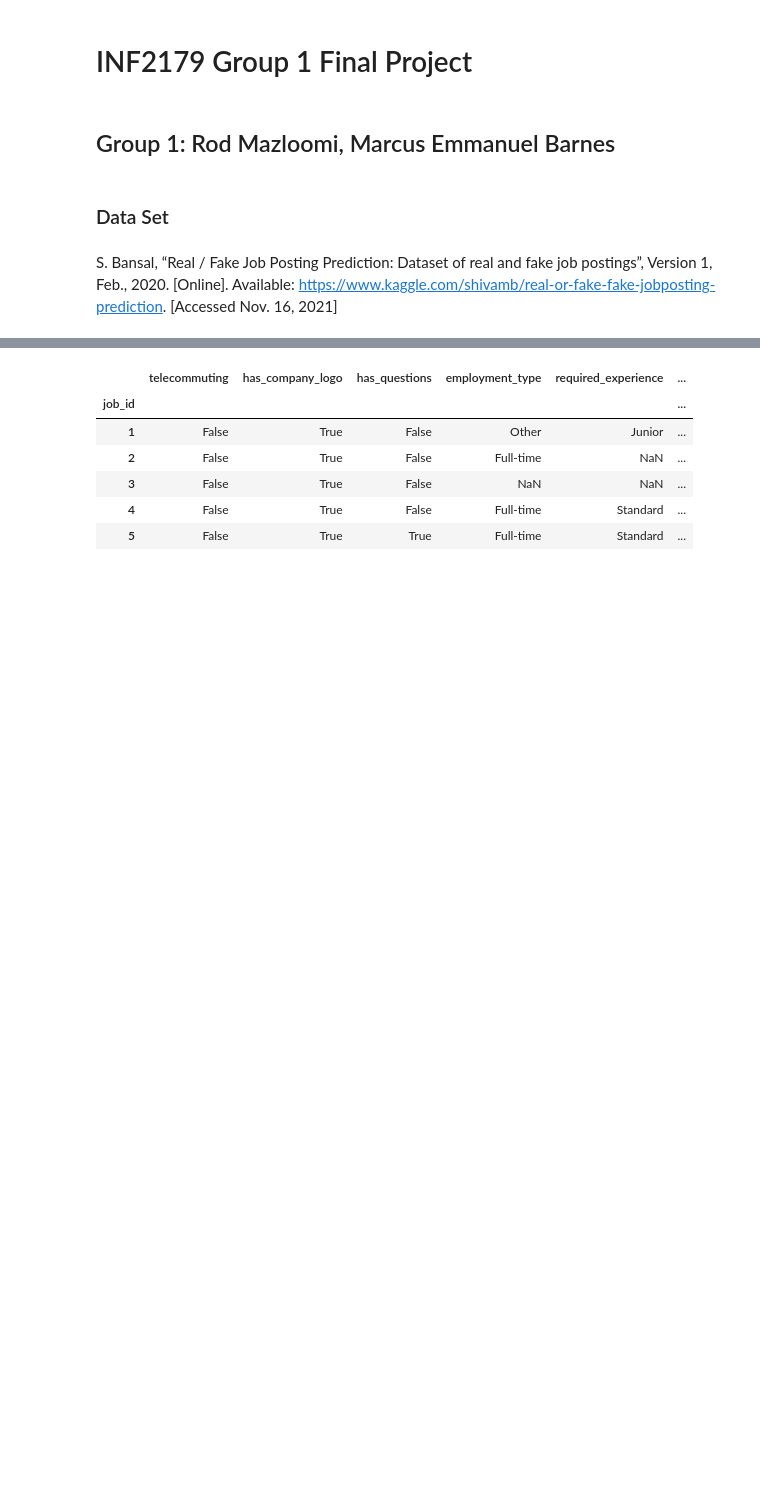
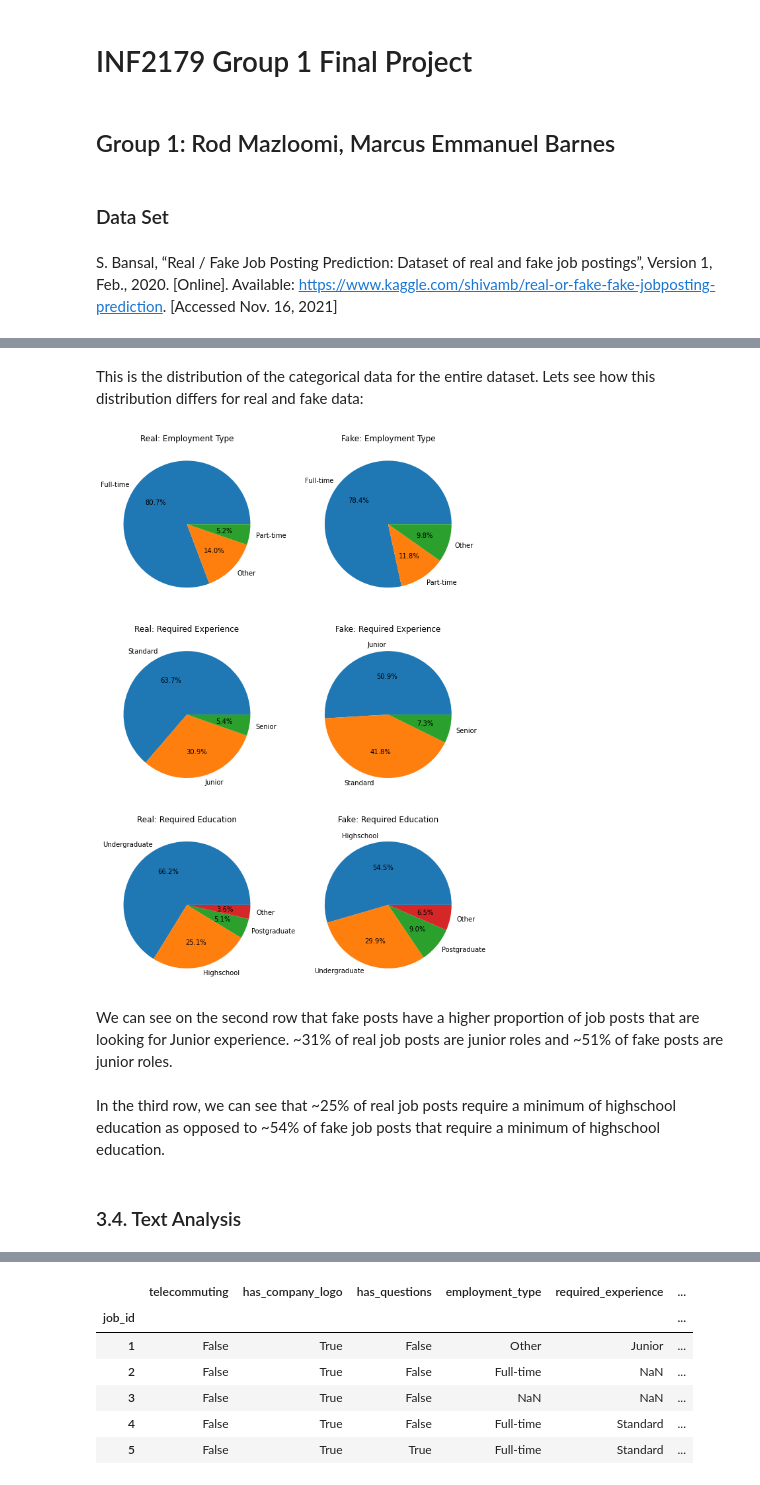
Before and after one commit to RodAli/fake-job-postings-analysis, a Jupyter notebook: INF2179_GROUP_1_PROJECT.ipynb, the cells around one changed output, grey strips where cells are left out. Drawn from its saved outputs; the diff is of its cells as text; code cells hidden in the pictures; blank space fills up the shorter version.

```diff
--- a/INF2179_GROUP_1_PROJECT.ipynb
+++ b/INF2179_GROUP_1_PROJECT.ipynb
@@ -250,0 +402,29 @@ from imblearn.combine import SMOTETomek
+# %% [markdown]
+This is the distribution of the categorical data for the entire dataset. Lets see how this distribution differs for real and fake data:
+# %%
+categorical_columns = ["employment_type", "required_experience", "required_education"]
+fig, axs = plt.subplots(3, 2, figsize=(10,15))
+
+# For each categorical column create one pie plot for real job posts and another for fake
+for i in range(3):
+    col = categorical_columns[i]
+    real_value_count = real_data[col].value_counts()
+    fake_value_count = fake_data[col].value_counts()
+
+    # Create pie plot on real job posts
+    axs[i, 0].pie(real_value_count, labels=real_value_count.index, autopct="%.1f%%")
+    axs[i, 0].set_title("Real: " + clean_label_name(col))
+
+    # Create pie plot on fake job posts
+    axs[i, 1].pie(fake_value_count, labels=fake_value_count.index, autopct="%.1f%%")
+    axs[i, 1].set_title("Fake: " + clean_label_name(col))
+
+plt.show()
+# %% [output]
+[figure, added]
+# %% [markdown]
+We can see on the second row that fake posts have a higher proportion of job posts that are looking for Junior experience. ~31% of real job posts are junior roles and ~51% of fake posts are junior roles.
+# %% [markdown]
+In the third row, we can see that ~25% of real job posts require a minimum of highschool education as opposed to ~54% of fake job posts that require a minimum of highschool education.
+# %% [markdown]
+### 3.4. Text Analysis <a class="anchor" id="3.4"></a>
```
Also changed, not shown: parts of 111 cells of this notebook.
